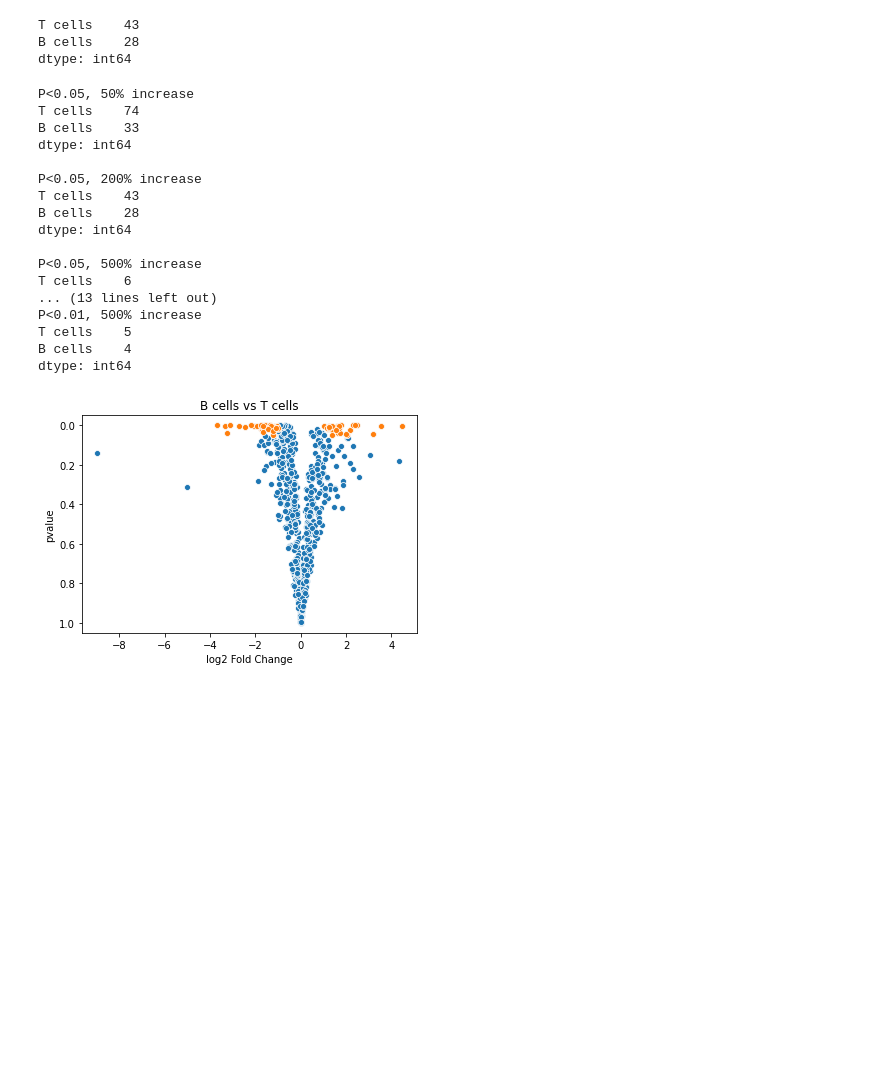
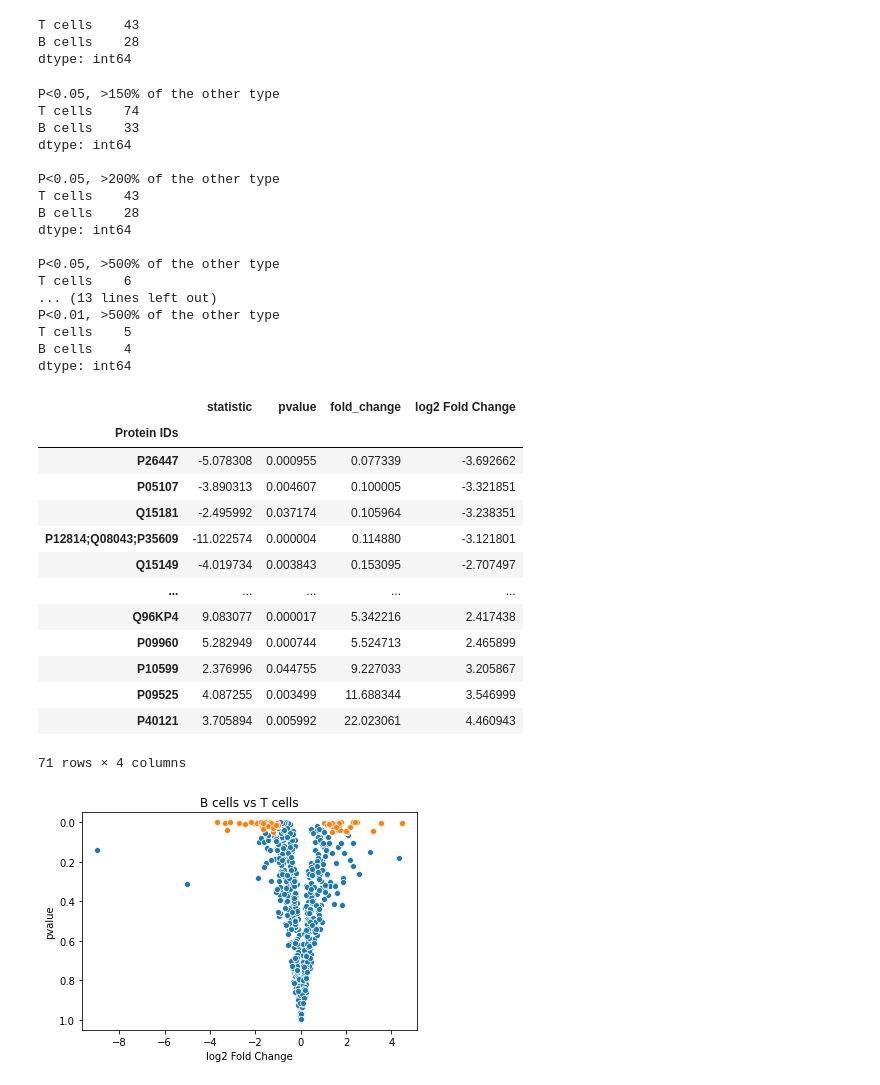
Before and after one commit to PayneLab/Lymphocytes1, a Jupyter notebook: B cells versus T cells.ipynb, the cells around one changed output. Cells and saved outputs as stored; diff of their text form; code cells hidden in the pictures; blank space fills up the shorter version.

```diff
--- a/B cells versus T cells.ipynb
+++ b/B cells versus T cells.ipynb
@@ -22,7 +22,7 @@ def check_three_of_each_type(row, cell_types=["B_cell", "T_cell"]):
         cells_of_type = list(s for s in row.index if i in s)
         data_by_type = row.loc[cells_of_type]
         in_type = check_present(data_by_type)
-        three_in_type = bool(in_type > 2)
+        three_in_type = bool(in_type >= 3)
         present_in_types.append(three_in_type)
     if sum(present_in_types) == len(cell_types):
         return True
@@ -37,9 +37,9 @@ def check_presence_absence(row, cell_types=["B_cell", "T_cell"], min_reps=3):
         present_in_types[i] = in_type
     if 0 in list(present_in_types.values()):#absent in one type
         if present_in_types[cell_types[0]] >= min_reps:
-            return 1
+            return "B_cell"
         elif present_in_types[cell_types[1]]>= min_reps:
-            return 2
+            return "T_cell"
 # %% [markdown]
 Here, we record which proteins are only identified in one cell type.
 # %%
@@ -132,39 +134,54 @@ T cells    43
 B cells    28
 dtype: int64
 # %%
-print("P<0.05, 50% increase")
+print("P<0.05, >150% of the other type")
 print(tstats.apply(is_altered, axis=1, pvalue=.05,change_factor=1.5).value_counts()) #50% increase from either
-print("\nP<0.05, 200% increase")
-print(tstats.apply(is_altered, axis=1, pvalue=.05,change_factor=2).value_counts()) #200% increase from either
-print("\nP<0.05, 500% increase")
-print(tstats.apply(is_altered, axis=1, pvalue=.05,change_factor=5).value_counts()) #500% increase from either
+print("\nP<0.05, >200% of the other type")
+print(tstats.apply(is_altered, axis=1, pvalue=.05,change_factor=2).value_counts()) #Double
+print("\nP<0.05, >500% of the other type")
+print(tstats.apply(is_altered, axis=1, pvalue=.05,change_factor=5).value_counts()) #5 times larger
 
-print("\nP<0.01, 50% increase")
+print("\nP<0.01, >150% of the other type")
 print(tstats.apply(is_altered, axis=1, pvalue=.01,change_factor=1.5).value_counts()) #50% increase from either
-print("\nP<0.01, 200% increase")
-print(tstats.apply(is_altered, axis=1, pvalue=.01,change_factor=2).value_counts()) #200% increase from either
-print("\nP<0.01, 500% increase")
-print(tstats.apply(is_altered, axis=1, pvalue=.01,change_factor=5).value_counts()) #500% increase from either
+print("\nP<0.01, >200% of the other type")
+print(tstats.apply(is_altered, axis=1, pvalue=.01,change_factor=2).value_counts()) #Double
+print("\nP<0.01, >500% of the other type")
+print(tstats.apply(is_altered, axis=1, pvalue=.01,change_factor=5).value_counts()) #5 times larger
 # %% [output]
-P<0.05, 50% increase
+P<0.05, >150% of the other type
 T cells    74
 B cells    33
 dtype: int64
 
-P<0.05, 200% increase
+P<0.05, >200% of the other type
 T cells    43
 B cells    28
 dtype: int64
 
-P<0.05, 500% increase
+P<0.05, >500% of the other type
 T cells    6
 ... (13 lines left out)
-P<0.01, 500% increase
+P<0.01, >500% of the other type
 T cells    5
 B cells    4
 dtype: int64
 # %%
-#tstats.loc[altered.index].sort_values('fold_change')
+tstats.loc[altered.index].sort_values('fold_change')
+# %% [output]
+|  | statistic | pvalue | fold_change | log2 Fold Change |
+| Protein IDs |  |  |  |  |
+| P26447 | -5.078308 | 0.000955 | 0.077339 | -3.692662 |
+| P05107 | -3.890313 | 0.004607 | 0.100005 | -3.321851 |
+| Q15181 | -2.495992 | 0.037174 | 0.105964 | -3.238351 |
+| P12814;Q08043;P35609 | -11.022574 | 0.000004 | 0.114880 | -3.121801 |
+| Q15149 | -4.019734 | 0.003843 | 0.153095 | -2.707497 |
+| ... | ... | ... | ... | ... |
+| Q96KP4 | 9.083077 | 0.000017 | 5.342216 | 2.417438 |
+| P09960 | 5.282949 | 0.000744 | 5.524713 | 2.465899 |
+| P10599 | 2.376996 | 0.044755 | 9.227033 | 3.205867 |
+| P09525 | 4.087255 | 0.003499 | 11.688344 | 3.546999 |
+| P40121 | 3.705894 | 0.005992 | 22.023061 | 4.460943 |
+71 rows × 4 columns
 # %%
 figure = sns.scatterplot(x='log2 Fold Change',y='pvalue',data=tstats)
 figure2 = sns.scatterplot(x='log2 Fold Change',y='pvalue',data=tstats.loc[altered.index])
```
Also changed, not shown: parts of 1 cell of this notebook.
